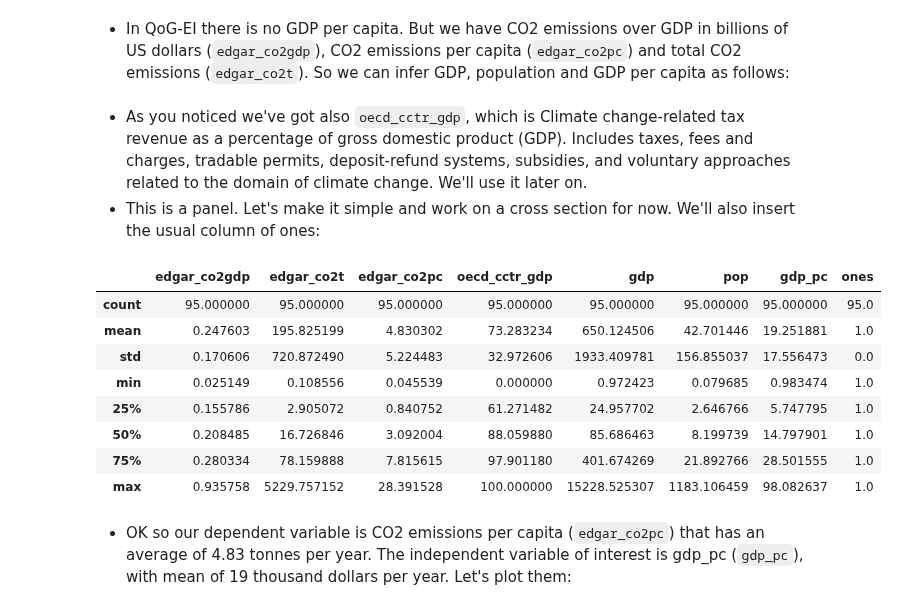
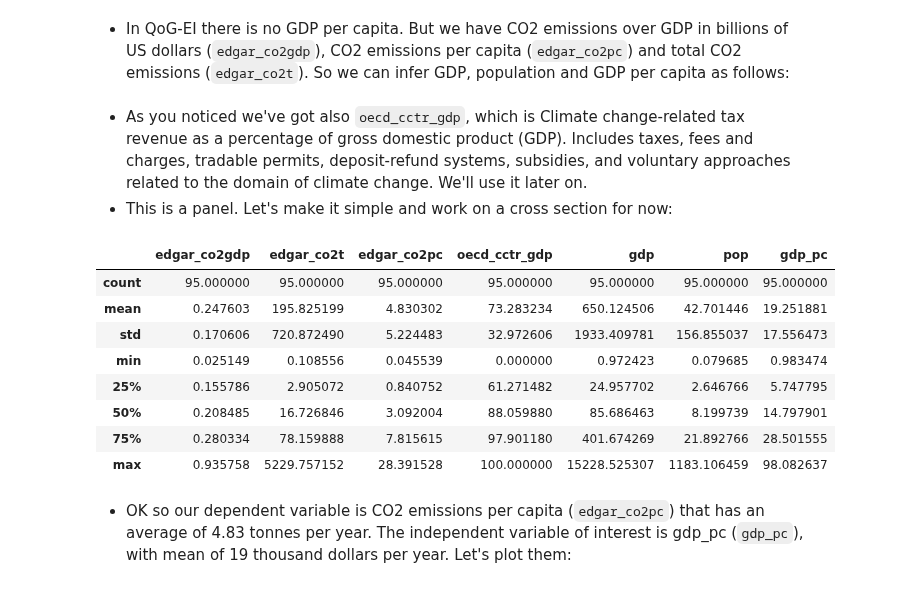
Before and after one commit to edoardochiarotti/class_datascience, a Jupyter notebook: 2023/06_Linear-Regression-Model/Resources/06_Linear_regression_model.ipynb, the cells around one changed output. Drawn from its saved outputs; the diff is of its cells as text; code cells hidden in the pictures.

```diff
--- a/2023/06_Linear-Regression-Model/Resources/06_Linear_regression_model.ipynb
+++ b/2023/06_Linear-Regression-Model/Resources/06_Linear_regression_model.ipynb
@@ -277,26 +277,23 @@ df["gdp_pc"] = df["gdp"]/df["pop"] # thousands of US dollars
 variabs = np.append(variabs, ["gdp","pop","gdp_pc"])
 # %% [markdown]
 - As you noticed we've got also `oecd_cctr_gdp`, which is Climate change-related tax revenue as a percentage of gross domestic product (GDP). Includes taxes, fees and charges, tradable permits, deposit-refund systems, subsidies, and voluntary approaches related to the domain of climate change. We'll use it later on.
-- This is a panel. Let's make it simple and work on a cross section for now. We'll also insert the usual column of ones:
+- This is a panel. Let's make it simple and work on a cross section for now:
 # %%
 # make cross section
 df = df.groupby("ccodealp")[variabs].mean().reset_index().dropna()
 
-# put ones into data
-df["ones"] = 1
-
 # size
 df.describe()
 # %% [output]
-|  | edgar_co2gdp | edgar_co2t | edgar_co2pc | oecd_cctr_gdp | gdp | pop | gdp_pc | ones |
-| count | 95.000000 | 95.000000 | 95.000000 | 95.000000 | 95.000000 | 95.000000 | 95.000000 | 95.0 |
-| mean | 0.247603 | 195.825199 | 4.830302 | 73.283234 | 650.124506 | 42.701446 | 19.251881 | 1.0 |
-| std | 0.170606 | 720.872490 | 5.224483 | 32.972606 | 1933.409781 | 156.855037 | 17.556473 | 0.0 |
-| min | 0.025149 | 0.108556 | 0.045539 | 0.000000 | 0.972423 | 0.079685 | 0.983474 | 1.0 |
-| 25% | 0.155786 | 2.905072 | 0.840752 | 61.271482 | 24.957702 | 2.646766 | 5.747795 | 1.0 |
-| 50% | 0.208485 | 16.726846 | 3.092004 | 88.059880 | 85.686463 | 8.199739 | 14.797901 | 1.0 |
-| 75% | 0.280334 | 78.159888 | 7.815615 | 97.901180 | 401.674269 | 21.892766 | 28.501555 | 1.0 |
-| max | 0.935758 | 5229.757152 | 28.391528 | 100.000000 | 15228.525307 | 1183.106459 | 98.082637 | 1.0 |
+|  | edgar_co2gdp | edgar_co2t | edgar_co2pc | oecd_cctr_gdp | gdp | pop | gdp_pc |
+| count | 95.000000 | 95.000000 | 95.000000 | 95.000000 | 95.000000 | 95.000000 | 95.000000 |
+| mean | 0.247603 | 195.825199 | 4.830302 | 73.283234 | 650.124506 | 42.701446 | 19.251881 |
+| std | 0.170606 | 720.872490 | 5.224483 | 32.972606 | 1933.409781 | 156.855037 | 17.556473 |
+| min | 0.025149 | 0.108556 | 0.045539 | 0.000000 | 0.972423 | 0.079685 | 0.983474 |
+| 25% | 0.155786 | 2.905072 | 0.840752 | 61.271482 | 24.957702 | 2.646766 | 5.747795 |
+| 50% | 0.208485 | 16.726846 | 3.092004 | 88.059880 | 85.686463 | 8.199739 | 14.797901 |
+| 75% | 0.280334 | 78.159888 | 7.815615 | 97.901180 | 401.674269 | 21.892766 | 28.501555 |
+| max | 0.935758 | 5229.757152 | 28.391528 | 100.000000 | 15228.525307 | 1183.106459 | 98.082637 |
 # %% [markdown]
 - OK so our dependent variable is CO2 emissions per capita (`edgar_co2pc`) that has an average of 4.83 tonnes per year. The independent variable of interest is gdp_pc (`gdp_pc`), with mean of 19 thousand dollars per year. Let's plot them:
 # %%
```
Also changed, not shown: parts of 3 cells of this notebook.
